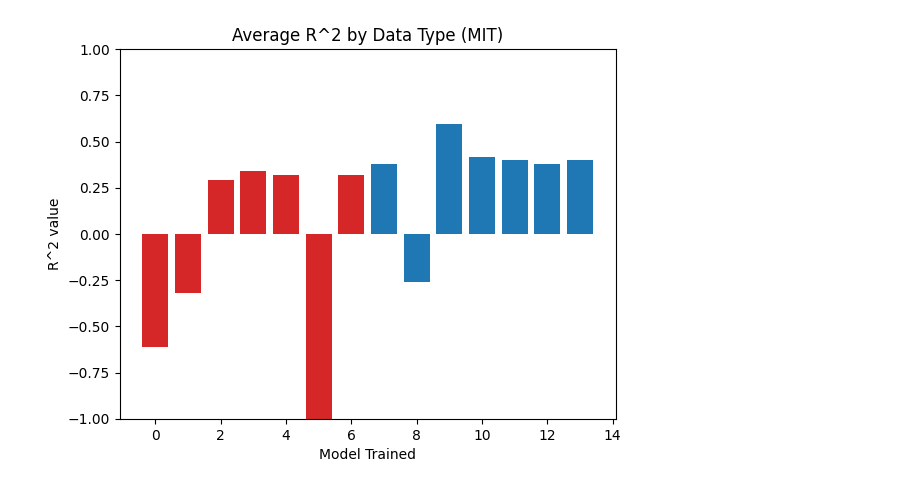
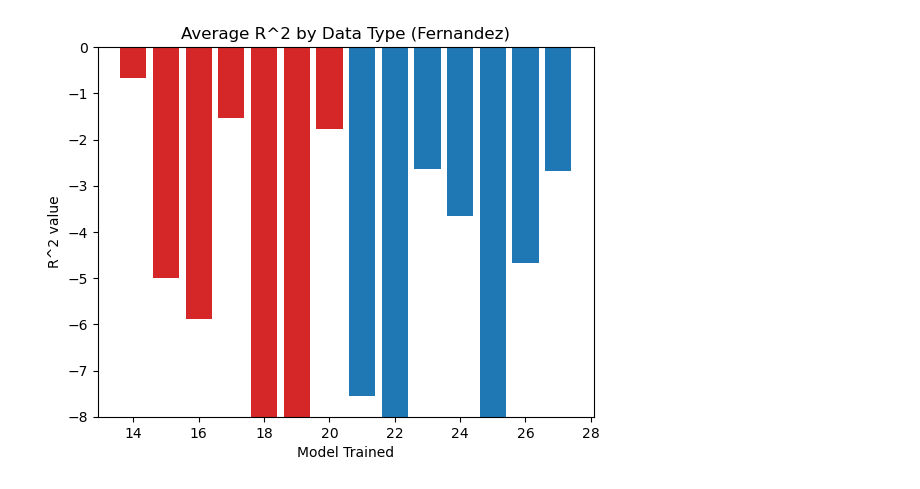
Before and after one commit to 4jamesccraven/dsci-research-for-ADAPT-in-SC, a Jupyter notebook: visualization/visualization.ipynb, the cells around one changed output. Drawn from its saved outputs; the diff is of its cells as text; code cells hidden in the pictures.

Commit message:
Update visualization

```diff
--- a/visualization/visualization.ipynb
+++ b/visualization/visualization.ipynb
@@ -31,13 +43,13 @@ data
 # %%
-this = data[data['Dataset'] == 'MIT']
+this = data[data['Dataset'] == 'Fernandez']
 colors = this['Data Type'].map({'Sequences': 'tab:blue', 'Thermodynamic Parameters': 'tab:red'})
 
 plt.figure()
 plt.bar(this.index, this['Average'], color=colors)
-plt.title('Average R^2 by Data Type (MIT)')
+plt.title('Average R^2 by Data Type (Fernandez)')
 plt.ylabel('R^2 value')
 plt.xlabel('Model Trained')
-plt.ylim(-1, 1)
+plt.ylim(-8,0)
 plt.show()
 # %% [output]
-[figure, old version]
+[figure, new version]
```
Also changed, not shown: parts of 6 cells of this notebook.
